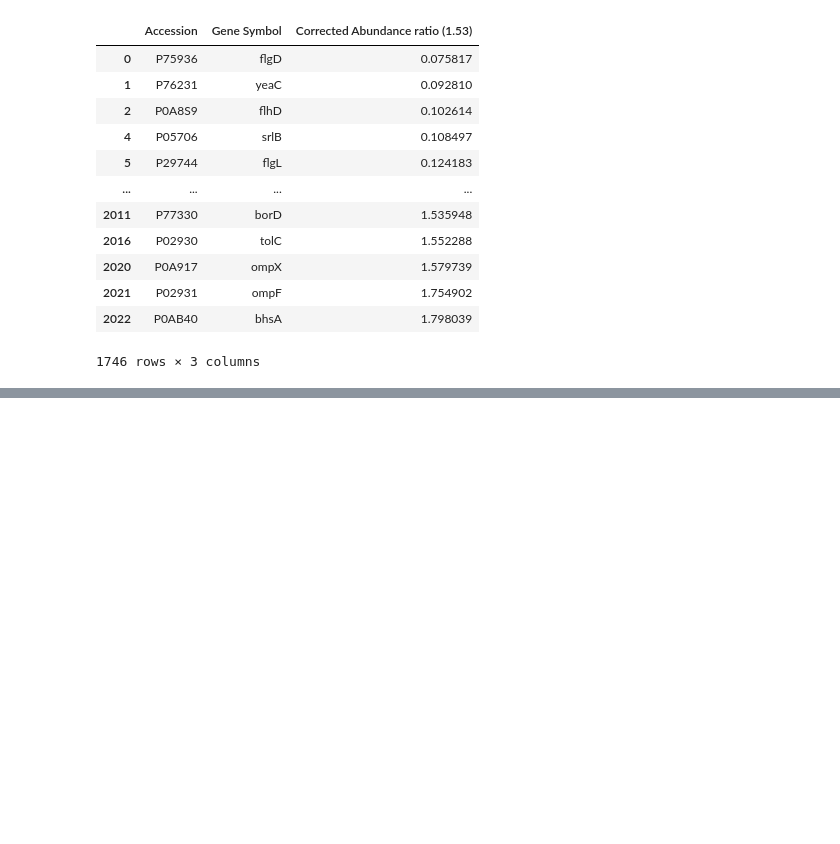
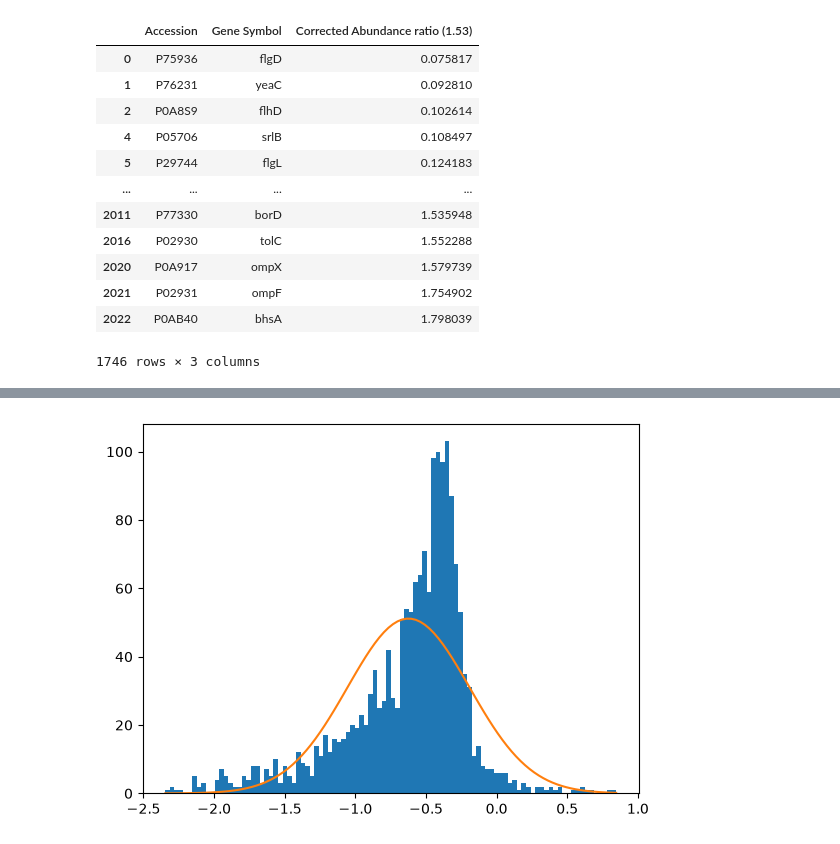
Before and after one commit to agathetassantof/tp-proteomics, a Jupyter notebook: TP.ipynb, the cells around one changed output, grey strips where cells are left out. Drawn from its saved outputs; the diff is of its cells as text; code cells hidden in the pictures; blank space fills up the shorter version.

```diff
--- a/TP.ipynb
+++ b/TP.ipynb
@@ -62,0 +70,12 @@ plt.savefig("hist_log2_après")
+# %%
+ig, ax = plt.subplots()
+hist = ax.hist(df_filt["Log2 Corrected Abundance Ratio"], bins=100) # draw histogram
+x = np.linspace(min(df_filt["Log2 Corrected Abundance Ratio"]), max(df_filt["Log2 Corrected Abundance Ratio"]), 100) # generate PDF domain points
+dx = hist[1][1] - hist[1][0] # Get single value bar height
+scale = len(df_filt["Log2 Corrected Abundance Ratio"])*dx # scale accordingly
+ax.plot(x, norm.pdf(x, mu, sigma)*scale) # compute theoritical PDF and draw it
+plt.xlabel("log2 abondance")
+plt.ylabel("nombre de protéines")
+plt.savefig("hist_loi_norm")
+# %% [output]
+[figure, added]
```
Also changed, not shown: parts of 4 cells of this notebook, 3 other files.
